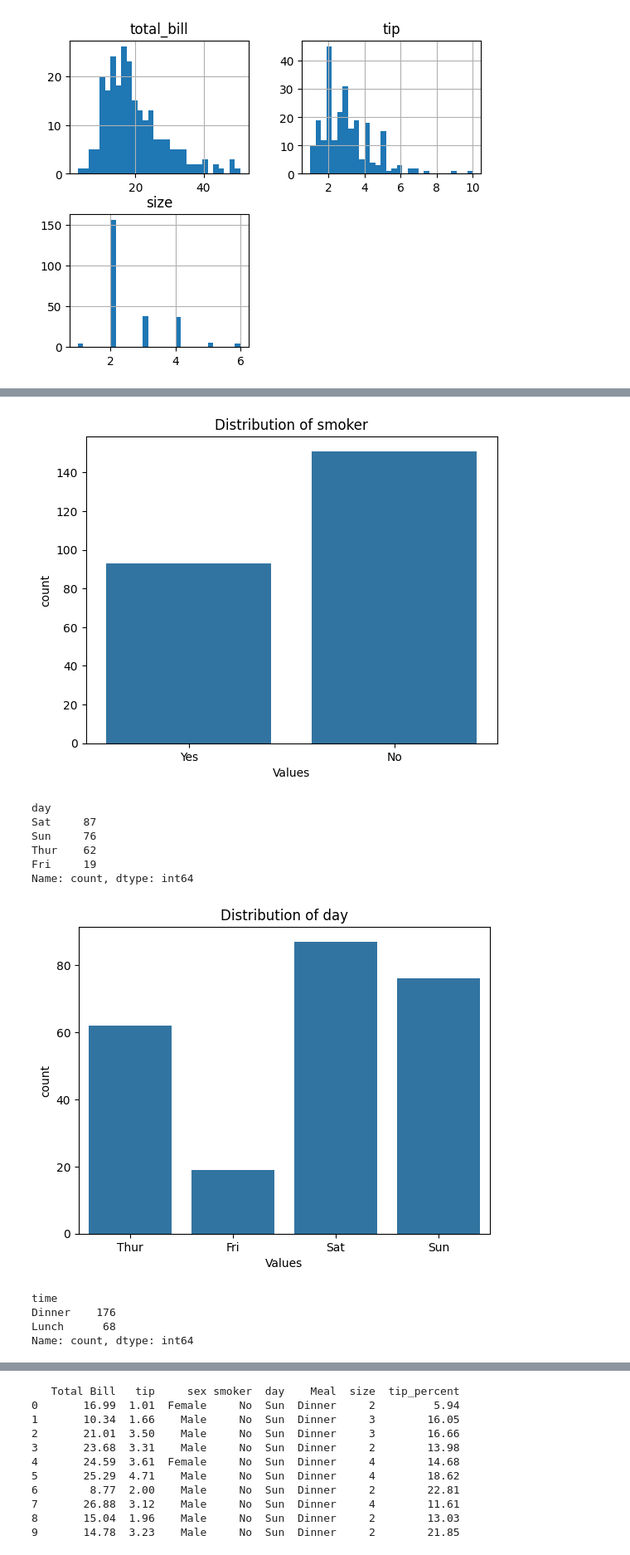
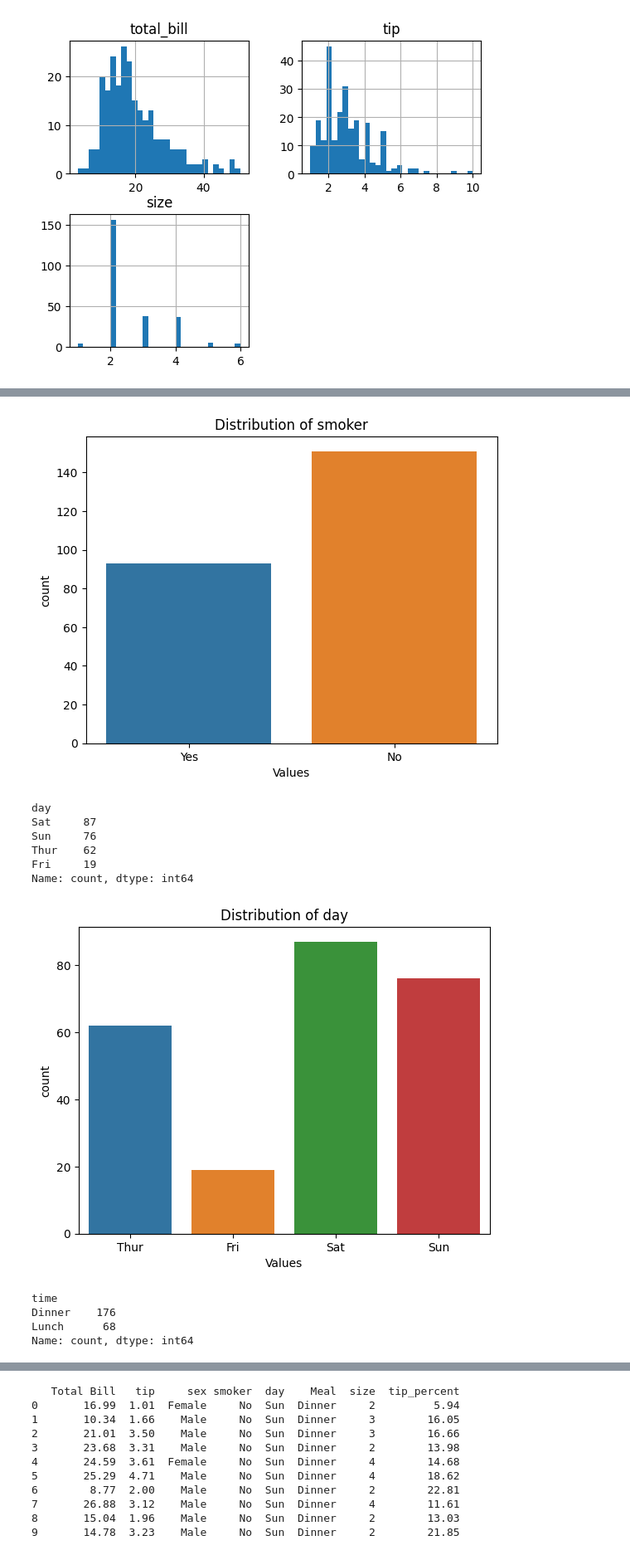
Before and after one commit to Bshell13/datafun-06-eda, a Jupyter notebook: shellenberger_eda.ipynb, the cells around one changed output, grey strips where cells are left out. Shown at 83% size. Cells and saved outputs as stored; diff of their text form; code cells hidden in the pictures.

```diff
--- a/shellenberger_eda.ipynb
+++ b/shellenberger_eda.ipynb
@@ -62,10 +69,9 @@ Looking at the numerical columns, most of the total bills and tips are on the lo
 # %%
 # Inspect value counts for all categorical columns
 for col in df.select_dtypes(include=['object', 'category']).columns:
-    # Inspect value counts by categorical column
     print(df[col].value_counts())
     # Display count plot
-    sns.countplot(x=col, data=df)
+    sns.countplot(x=col, data=df, hue=col)
     plt.xlabel("Values")
     plt.title(f'Distribution of {col}')
     plt.show()
@@ -78,15 +84,15 @@ Name: count, dtype: int64
 smoker
 No     151
 Yes     93
 Name: count, dtype: int64
-[figure, old version]
+[figure, new version]
 day
 Sat     87
 Sun     76
 Thur    62
 Fri     19
 Name: count, dtype: int64
-[figure, old version]
+[figure, new version]
 time
 Dinner    176
 Lunch      68
```
Also changed, not shown: parts of 32 cells of this notebook, 1 other file.
